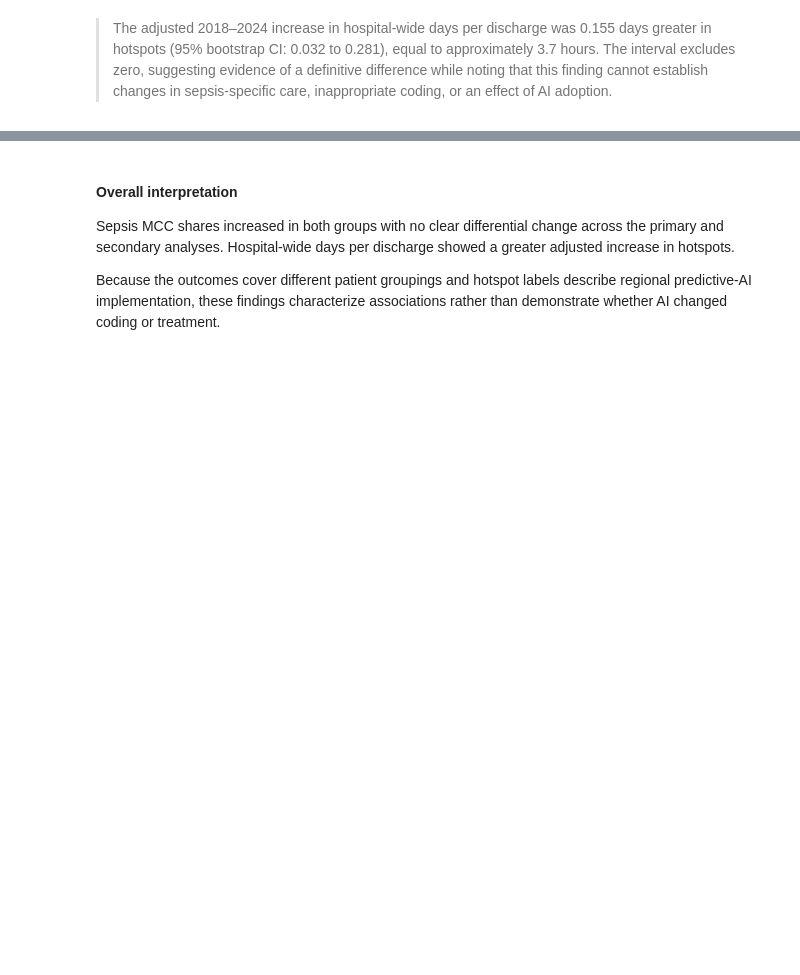
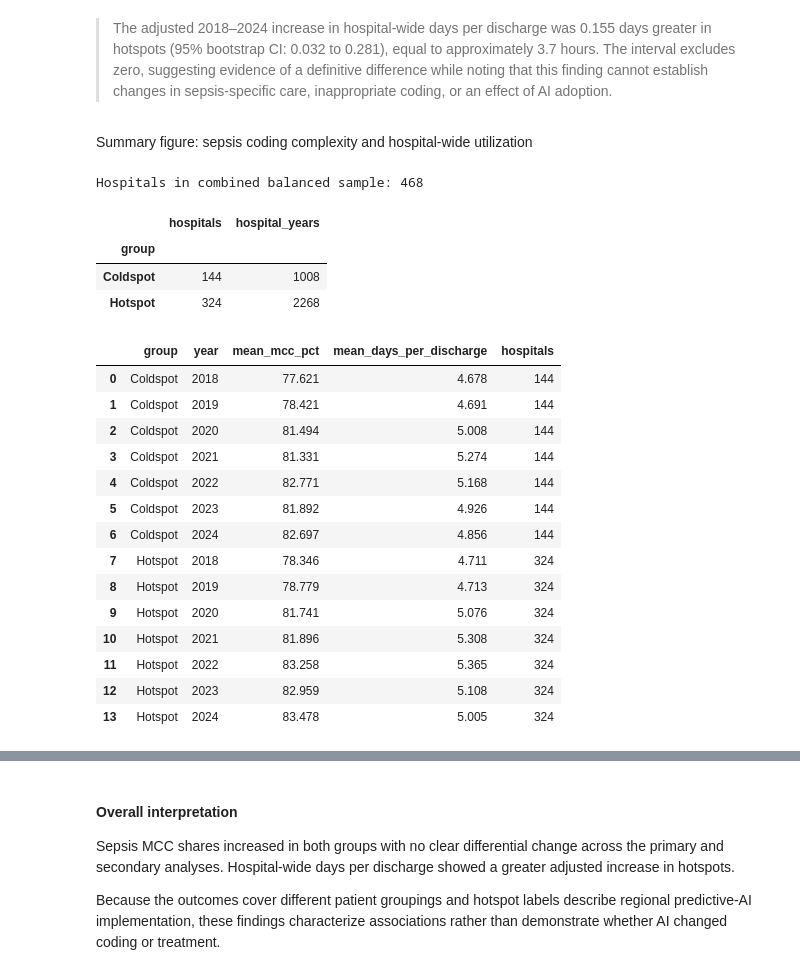
Before and after one commit to ellabellae/AIAdoptionHospitals, a Jupyter notebook: sepsis_2018-24.ipynb, the cells around one changed output, grey strips where cells are left out. Drawn from its saved outputs; the diff is of its cells as text; code cells hidden in the pictures; blank space fills up the shorter version.

```diff
--- a/sepsis_2018-24.ipynb
+++ b/sepsis_2018-24.ipynb
@@ -1802,3 +1804,67 @@ Hotspot: mean hospital-wide days per discharge changed from 4.62 in 2018 to 4.94
 Adjusted hotspot-coldspot difference in change: 0.155 days per discharge (95% bootstrap CI 0.032 to 0.281).
 # %% [markdown]
 > The adjusted 2018–2024 increase in hospital-wide days per discharge was 0.155 days greater in hotspots (95% bootstrap CI: 0.032 to 0.281), equal to approximately 3.7 hours. The interval excludes zero, suggesting evidence of a definitive difference while noting that this finding cannot establish changes in sepsis-specific care, inappropriate coding, or an effect of AI adoption.
+# %% [markdown]
+Summary figure: sepsis coding complexity and hospital-wide utilization
+# %%
+import matplotlib.pyplot as plt
+
+combined = (
+    balanced[["hospital", "year", "group", "mcc_pct"]]
+    .merge(
+        los_analysis[["hospital", "year", "days_per_discharge"]],
+        on=["hospital", "year"],
+        how="inner",
+        validate="one_to_one"
+    )
+    .dropna(subset=["mcc_pct", "days_per_discharge"])
+)
+
+# require both to be in all seven years
+complete_hospitals = (
+    combined.groupby("hospital")["year"]
+    .nunique()
+    .loc[lambda counts: counts == len(YEARS)]
+    .index
+)
+combined = combined.loc[combined["hospital"].isin(complete_hospitals)].copy()
+
+print("Hospitals in combined balanced sample:", combined["hospital"].nunique())
+display(
+    combined.groupby("group").agg(
+        hospitals=("hospital", "nunique"),
+        hospital_years=("year", "size")
+    )
+)
+
+# annual means (each hospital given equal weight)
+combined_annual = (
+    combined.groupby(["group", "year"], as_index=False)
+    .agg(
+        mean_mcc_pct=("mcc_pct", "mean"),
+        mean_days_per_discharge=("days_per_discharge", "mean"),
+        hospitals=("hospital", "nunique")
+    )
+)
+display(combined_annual.round(3))
+# %% [output]
+Hospitals in combined balanced sample: 468
+|  | hospitals | hospital_years |
+| group |  |  |
+| Coldspot | 144 | 1008 |
+| Hotspot | 324 | 2268 |
+|  | group | year | mean_mcc_pct | mean_days_per_discharge | hospitals |
+| 0 | Coldspot | 2018 | 77.621 | 4.678 | 144 |
+| 1 | Coldspot | 2019 | 78.421 | 4.691 | 144 |
+| 2 | Coldspot | 2020 | 81.494 | 5.008 | 144 |
+| 3 | Coldspot | 2021 | 81.331 | 5.274 | 144 |
+| 4 | Coldspot | 2022 | 82.771 | 5.168 | 144 |
+| 5 | Coldspot | 2023 | 81.892 | 4.926 | 144 |
+| 6 | Coldspot | 2024 | 82.697 | 4.856 | 144 |
+| 7 | Hotspot | 2018 | 78.346 | 4.711 | 324 |
+| 8 | Hotspot | 2019 | 78.779 | 4.713 | 324 |
+| 9 | Hotspot | 2020 | 81.741 | 5.076 | 324 |
+| 10 | Hotspot | 2021 | 81.896 | 5.308 | 324 |
+| 11 | Hotspot | 2022 | 83.258 | 5.365 | 324 |
+| 12 | Hotspot | 2023 | 82.959 | 5.108 | 324 |
+| 13 | Hotspot | 2024 | 83.478 | 5.005 | 324 |
```
Also changed, not shown: parts of 3 cells of this notebook, 7 other files.
